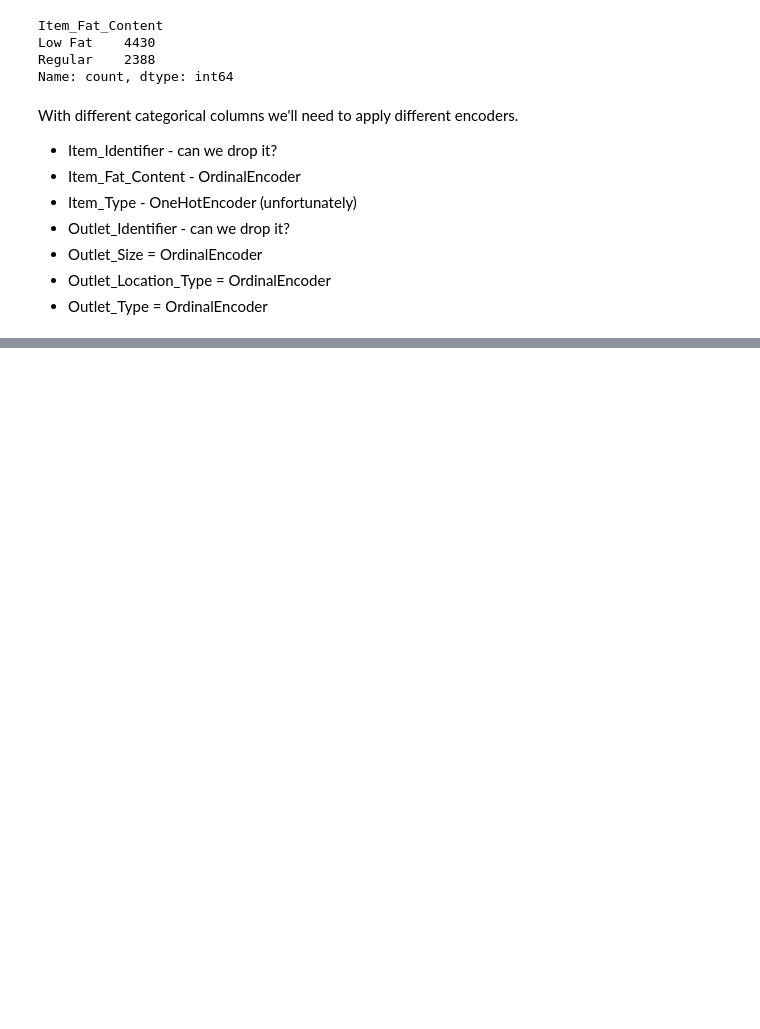
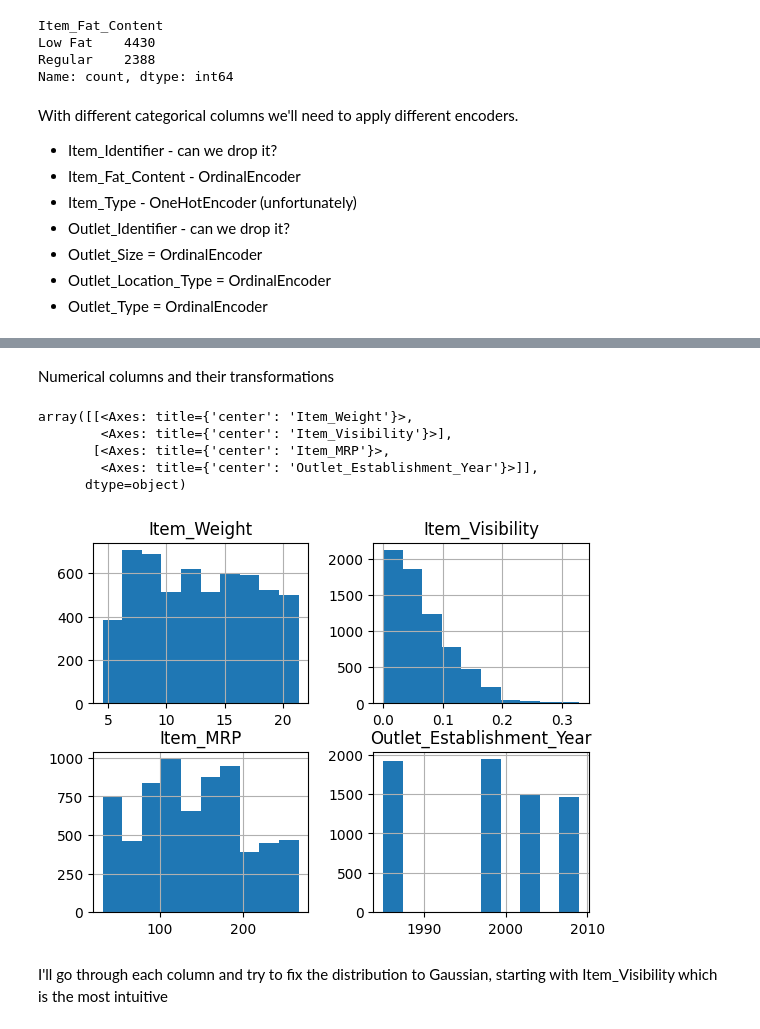
Before and after one commit to taniabuzykina/store-sales-prediction, a Jupyter notebook: code/data_exploration.ipynb, the cells around one changed output, grey strips where cells are left out. Drawn from its saved outputs; the diff is of its cells as text; code cells hidden in the pictures; blank space fills up the shorter version.

```diff
--- a/code/data_exploration.ipynb
+++ b/code/data_exploration.ipynb
@@ -460,0 +546,13 @@ With different categorical columns we'll need to apply different encoders.
+# %% [markdown]
+Numerical columns and their transformations
+# %%
+sales_num.hist()
+# %% [output]
+array([[<Axes: title={'center': 'Item_Weight'}>,
+        <Axes: title={'center': 'Item_Visibility'}>],
+       [<Axes: title={'center': 'Item_MRP'}>,
+        <Axes: title={'center': 'Outlet_Establishment_Year'}>]],
+      dtype=object)
+[figure, added]
+# %% [markdown]
+I'll go through each column and try to fix the distribution to Gaussian, starting with Item_Visibility which is the most intuitive
```
Also changed, not shown: parts of 22 cells of this notebook.
